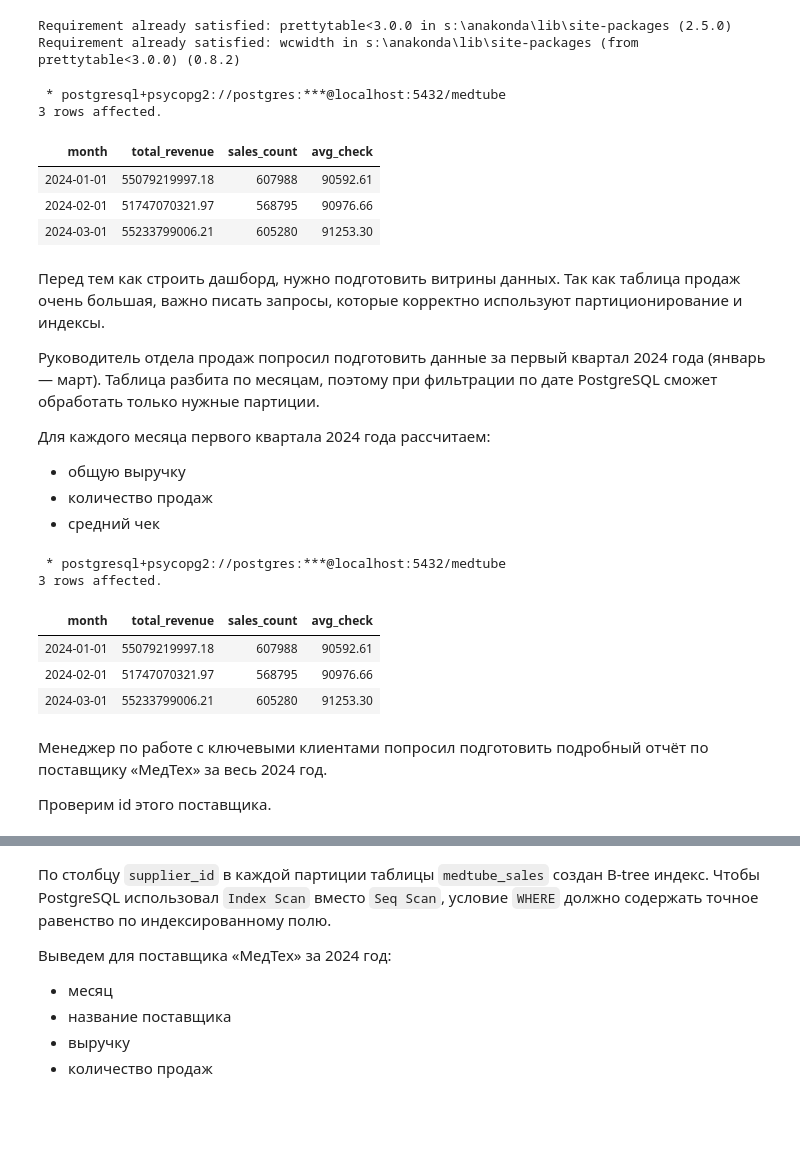
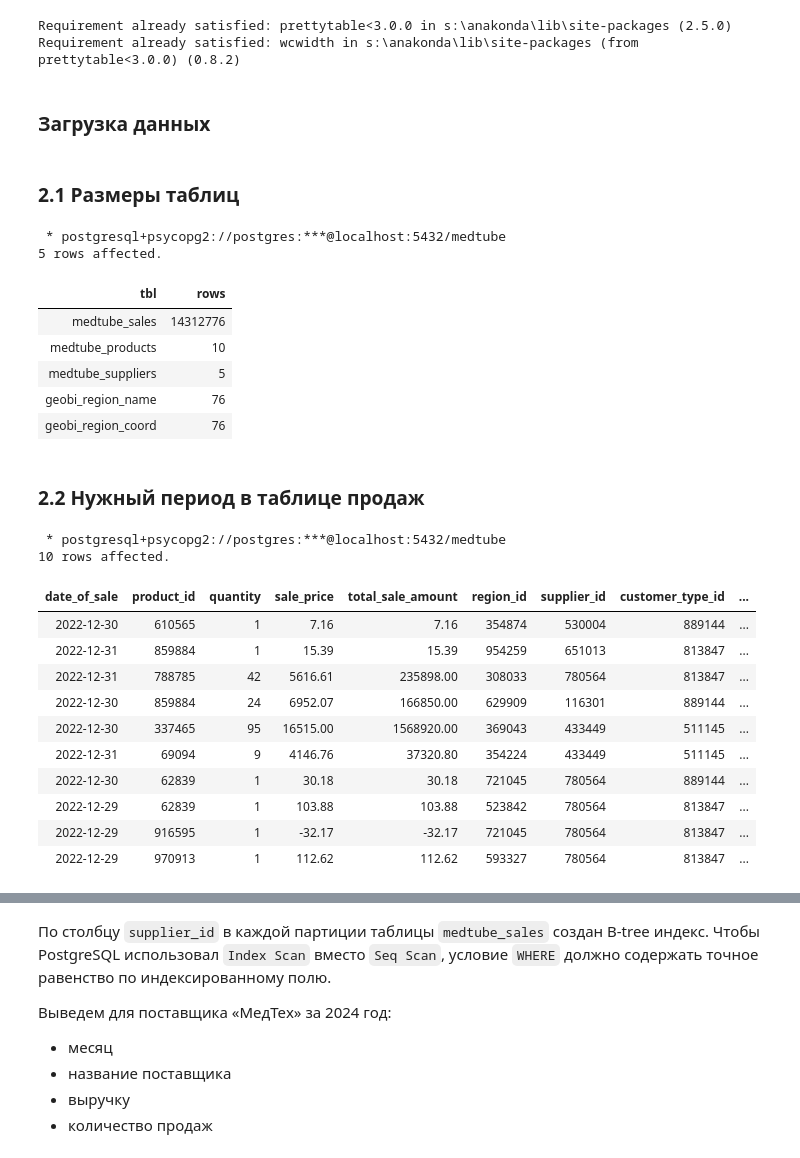
Before and after one commit to egubov-artem/Project-12-SQL-DataLens, a Jupyter notebook: Медицинские товары.ipynb, the cells around one changed output, grey strips where cells are left out. Cells and saved outputs as stored; diff of their text form; code cells hidden in the pictures; blank space fills up the shorter version.

```diff
--- a/Медицинские товары.ipynb
+++ b/Медицинские товары.ipynb
@@ -71,6 +73,8 @@ Requirement already satisfied: psycopg2-binary in s:\anakonda\lib\site-packages
 # %% [output]
 Requirement already satisfied: prettytable<3.0.0 in s:\anakonda\lib\site-packages (2.5.0)
 Requirement already satisfied: wcwidth in s:\anakonda\lib\site-packages (from prettytable<3.0.0) (0.8.2)
+# %% [markdown]
+### Загрузка данных
 # %%
 import psycopg2
 import urllib.parse
@@ -85,56 +89,44 @@ encoded_password = urllib.parse.quote_plus(password)
 conn_str = f"postgresql+psycopg2://{user}:{encoded_password}@{host}:{port}/{dbname}"
 
 %sql $conn_str
+# %% [markdown]
+### 2.1 Размеры таблиц
 # %%
 %%sql
 
-SELECT
-	DATE_TRUNC('month', date_of_sale)::DATE AS month,
-    SUM(total_sale_amount) AS total_revenue,
-    COUNT(*) AS sales_count,
-    ROUND(AVG(total_sale_amount), 2) AS avg_check
-FROM medtube_sales
-WHERE date_of_sale >= '01-01-2024'
-AND date_of_sale < '01-04-2024'
-GROUP BY month
-ORDER BY month;
+SELECT 'medtube_sales' AS tbl, COUNT(*) AS rows FROM medtube_sales
+UNION ALL SELECT 'medtube_products',  COUNT(*) FROM medtube_products
+UNION ALL SELECT 'medtube_suppliers', COUNT(*) FROM medtube_suppliers
+UNION ALL SELECT 'geobi_region_name', COUNT(*) FROM geobi_region_name
+UNION ALL SELECT 'geobi_region_coord',COUNT(*) FROM geobi_region_coord
 # %% [output]
  * postgresql+psycopg2://postgres:***@localhost:5432/medtube
-3 rows affected.
+5 rows affected.
-| month | total_revenue | sales_count | avg_check |
-| 2024-01-01 | 55079219997.18 | 607988 | 90592.61 |
-| 2024-02-01 | 51747070321.97 | 568795 | 90976.66 |
-| 2024-03-01 | 55233799006.21 | 605280 | 91253.30 |
+| tbl | rows |
+| medtube_sales | 14312776 |
+| medtube_products | 10 |
+| medtube_suppliers | 5 |
+| geobi_region_name | 76 |
+| geobi_region_coord | 76 |
-# %% [markdown]
-Перед тем как строить дашборд, нужно подготовить витрины данных. Так как таблица продаж очень большая, важно писать запросы, которые корректно используют партиционирование и индексы.
-
-Руководитель отдела продаж попросил подготовить данные за первый квартал 2024 года (январь — март). Таблица разбита по месяцам, поэтому при фильтрации по дате PostgreSQL сможет обработать только нужные партиции.
-
-Для каждого месяца первого квартала 2024 года рассчитаем:
-- общую выручку
-- количество продаж
-- средний чек
+# %% [markdown]
+### 2.2 Нужный период в таблице продаж
 # %%
 %%sql
 
-SELECT
-	DATE_TRUNC('month', date_of_sale)::DATE AS month,
-    SUM(total_sale_amount) AS total_revenue,
-    COUNT(*) AS sales_count,
-    ROUND(AVG(total_sale_amount), 2) AS avg_check
+SELECT *
 FROM medtube_sales
-WHERE date_of_sale >= '01-01-2024'
-AND date_of_sale < '01-04-2024'
-GROUP BY month
-ORDER BY month;
+LIMIT 10
 # %% [output]
  * postgresql+psycopg2://postgres:***@localhost:5432/medtube
-3 rows affected.
+10 rows affected.
-| month | total_revenue | sales_count | avg_check |
-| 2024-01-01 | 55079219997.18 | 607988 | 90592.61 |
-| 2024-02-01 | 51747070321.97 | 568795 | 90976.66 |
-| 2024-03-01 | 55233799006.21 | 605280 | 91253.30 |
+| date_of_sale | product_id | quantity | sale_price | total_sale_amount | region_id | supplier_id | customer_type_id | ... |
+| 2022-12-30 | 610565 | 1 | 7.16 | 7.16 | 354874 | 530004 | 889144 | ... |
+| 2022-12-31 | 859884 | 1 | 15.39 | 15.39 | 954259 | 651013 | 813847 | ... |
+| 2022-12-31 | 788785 | 42 | 5616.61 | 235898.00 | 308033 | 780564 | 813847 | ... |
+| 2022-12-30 | 859884 | 24 | 6952.07 | 166850.00 | 629909 | 116301 | 889144 | ... |
+| 2022-12-30 | 337465 | 95 | 16515.00 | 1568920.00 | 369043 | 433449 | 511145 | ... |
+| 2022-12-31 | 69094 | 9 | 4146.76 | 37320.80 | 354224 | 433449 | 511145 | ... |
+| 2022-12-30 | 62839 | 1 | 30.18 | 30.18 | 721045 | 780564 | 889144 | ... |
+| 2022-12-29 | 62839 | 1 | 103.88 | 103.88 | 523842 | 780564 | 813847 | ... |
+| 2022-12-29 | 916595 | 1 | -32.17 | -32.17 | 721045 | 780564 | 813847 | ... |
+| 2022-12-29 | 970913 | 1 | 112.62 | 112.62 | 593327 | 780564 | 813847 | ... |
-# %% [markdown]
-Менеджер по работе с ключевыми клиентами попросил подготовить подробный отчёт по поставщику «МедТех» за весь 2024 год.
-
-Проверим id этого поставщика.
```
Also changed, not shown: parts of 26 cells of this notebook.
